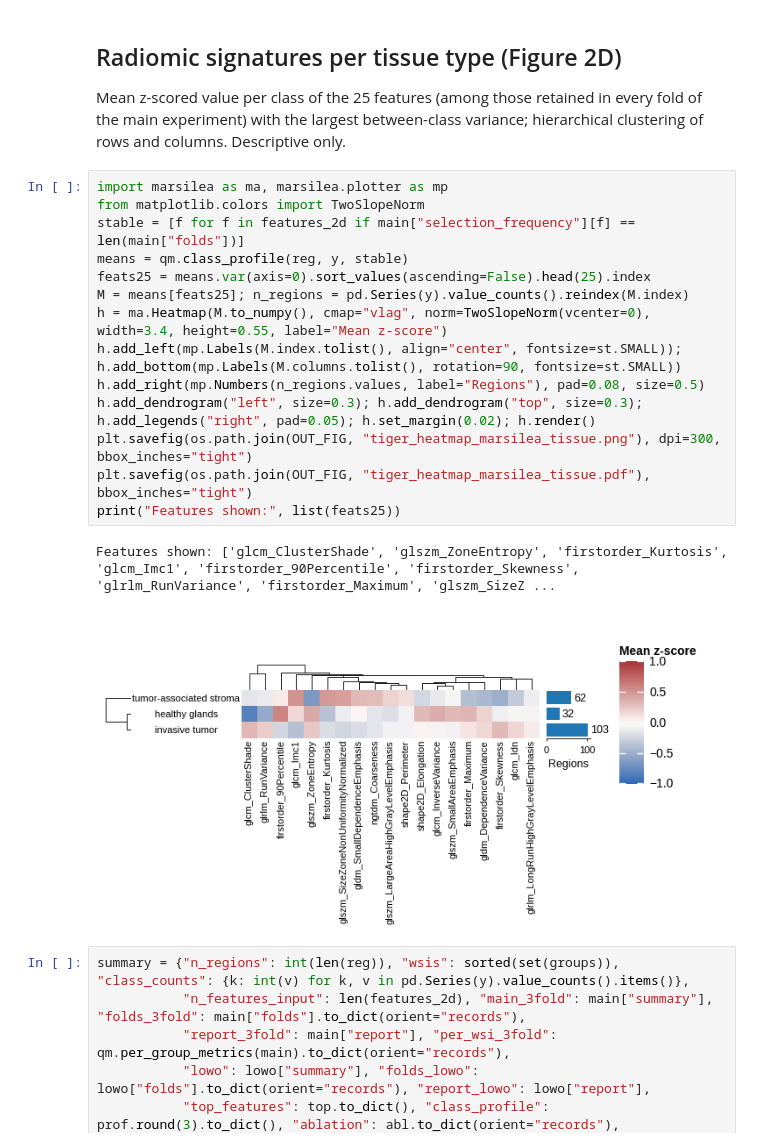
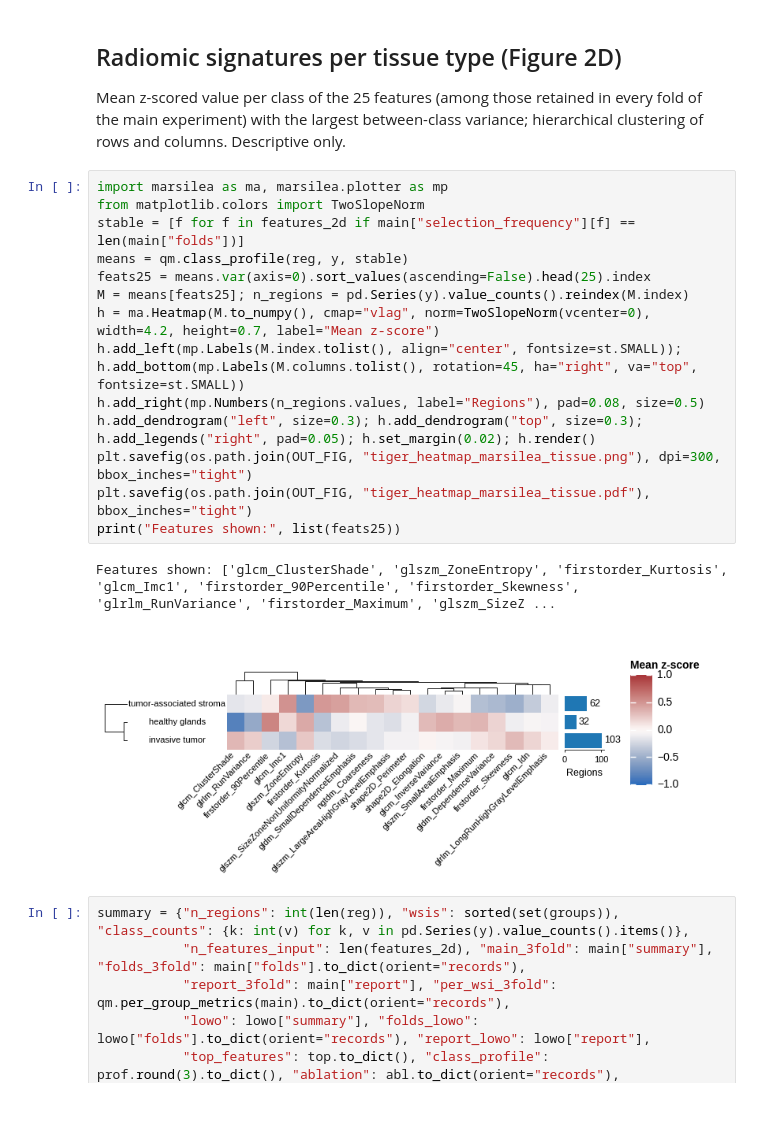
Before and after one commit to icm-dac/QuRad, a Jupyter notebook: notebooks/example_application_tiger.ipynb, the cells around one changed output. Cells and saved outputs as stored; diff of their text form; blank space fills up the shorter version.

```diff
--- a/notebooks/example_application_tiger.ipynb
+++ b/notebooks/example_application_tiger.ipynb
@@ -351,20 +351,20 @@ the largest between-class variance; hierarchical clustering of rows and columns.
 # %%
 import marsilea as ma, marsilea.plotter as mp
 from matplotlib.colors import TwoSlopeNorm
 stable = [f for f in features_2d if main["selection_frequency"][f] == len(main["folds"])]
 means = qm.class_profile(reg, y, stable)
 feats25 = means.var(axis=0).sort_values(ascending=False).head(25).index
 M = means[feats25]; n_regions = pd.Series(y).value_counts().reindex(M.index)
-h = ma.Heatmap(M.to_numpy(), cmap="vlag", norm=TwoSlopeNorm(vcenter=0), width=3.4, height=0.55, label="Mean z-score")
-h.add_left(mp.Labels(M.index.tolist(), align="center", fontsize=st.SMALL)); h.add_bottom(mp.Labels(M.columns.tolist(), rotation=90, fontsize=st.SMALL))
+h = ma.Heatmap(M.to_numpy(), cmap="vlag", norm=TwoSlopeNorm(vcenter=0), width=4.2, height=0.7, label="Mean z-score")
+h.add_left(mp.Labels(M.index.tolist(), align="center", fontsize=st.SMALL)); h.add_bottom(mp.Labels(M.columns.tolist(), rotation=45, ha="right", va="top", fontsize=st.SMALL))
 h.add_right(mp.Numbers(n_regions.values, label="Regions"), pad=0.08, size=0.5)
 h.add_dendrogram("left", size=0.3); h.add_dendrogram("top", size=0.3); h.add_legends("right", pad=0.05); h.set_margin(0.02); h.render()
 plt.savefig(os.path.join(OUT_FIG, "tiger_heatmap_marsilea_tissue.png"), dpi=300, bbox_inches="tight")
 plt.savefig(os.path.join(OUT_FIG, "tiger_heatmap_marsilea_tissue.pdf"), bbox_inches="tight")
 print("Features shown:", list(feats25))
 # %% [output]
 Features shown: ['glcm_ClusterShade', 'glszm_ZoneEntropy', 'firstorder_Kurtosis', 'glcm_Imc1', 'firstorder_90Percentile', 'firstorder_Skewness', 'glrlm_RunVariance', 'firstorder_Maximum', 'glszm_SizeZ ...
-[figure, old version]
+[figure, new version]
 # %%
 summary = {"n_regions": int(len(reg)), "wsis": sorted(set(groups)), "class_counts": {k: int(v) for k, v in pd.Series(y).value_counts().items()},
            "n_features_input": len(features_2d), "main_3fold": main["summary"], "folds_3fold": main["folds"].to_dict(orient="records"),
```
Also changed, not shown: parts of 1 cell of this notebook, 17 other files.
